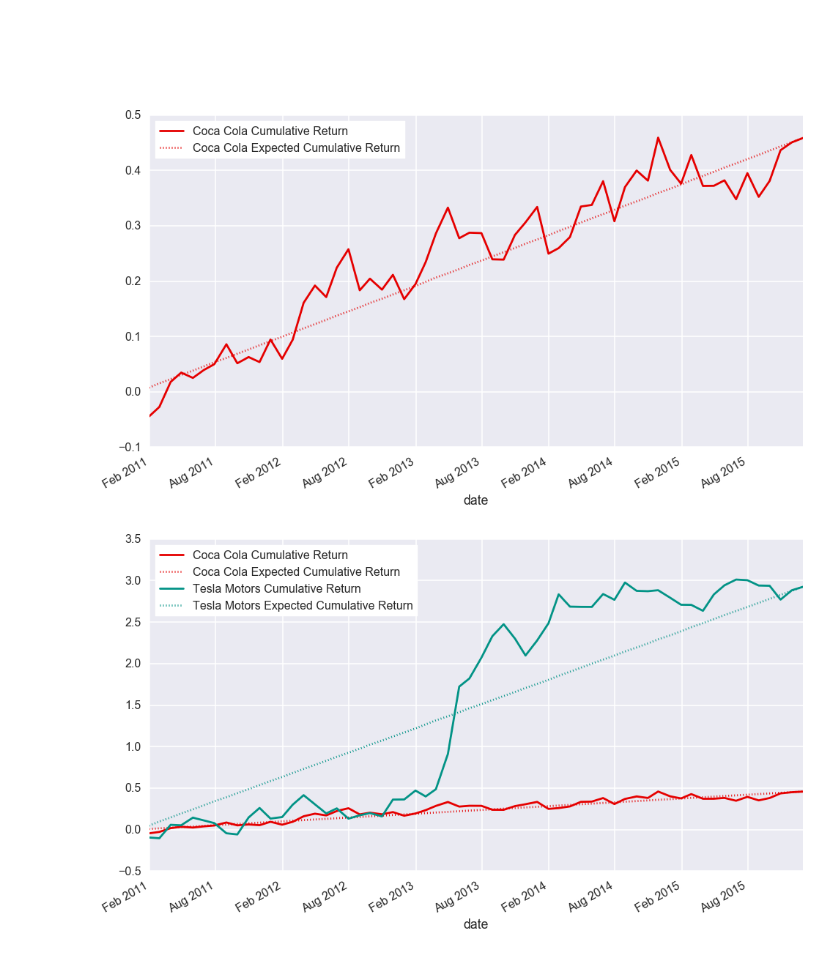
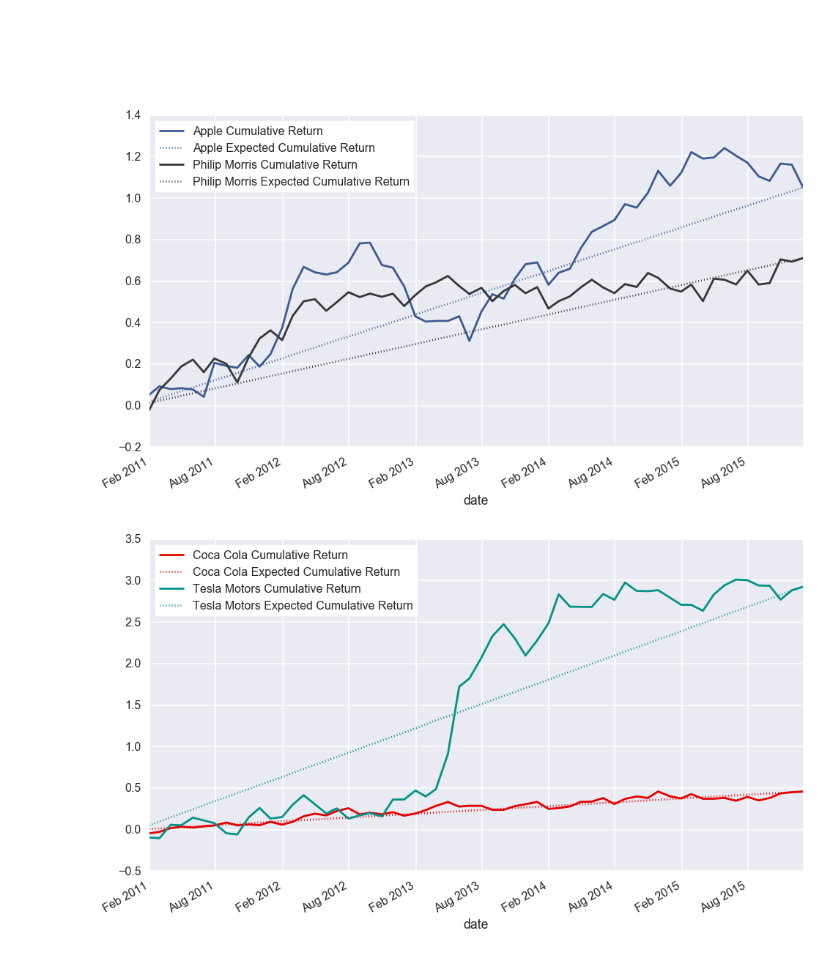
Before and after one commit to AndreaBarbon/Statistical-methods, a Jupyter notebook: Statistical Methods - Examples.ipynb, the cells around one changed output. Drawn from its saved outputs; the diff is of its cells as text; code cells hidden in the pictures.

```diff
--- a/Statistical Methods - Examples.ipynb
+++ b/Statistical Methods - Examples.ipynb
@@ -142,10 +142,10 @@ Portfolio        = Stock( 1, 'purple', data=data_pf )
 
 all_stocks_pf    = [ Apple, CocaCola, Portfolio, PhilipMorris, Tesla ]
 stock_colors_pf  = [ x.color for x in all_stocks_pf ]
-# %%
-plot_cumulative( CocaCola )
-# %% [output]
-[figure, removed]
+# %%
+plot_cumulative( [Apple, PhilipMorris] )
+# %% [output]
+[figure, added]
 # %%
 plot_cumulative( [ CocaCola, Tesla ], data=data_pf )
 # %% [output]
```
Also changed, not shown: parts of 1 cell of this notebook, 1 other file.
